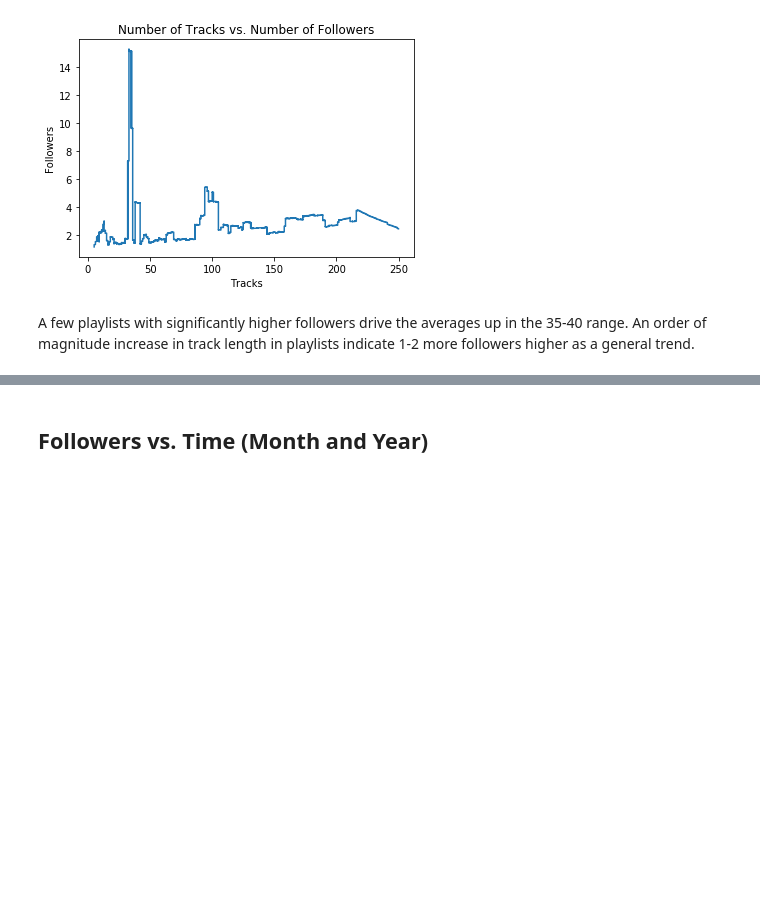
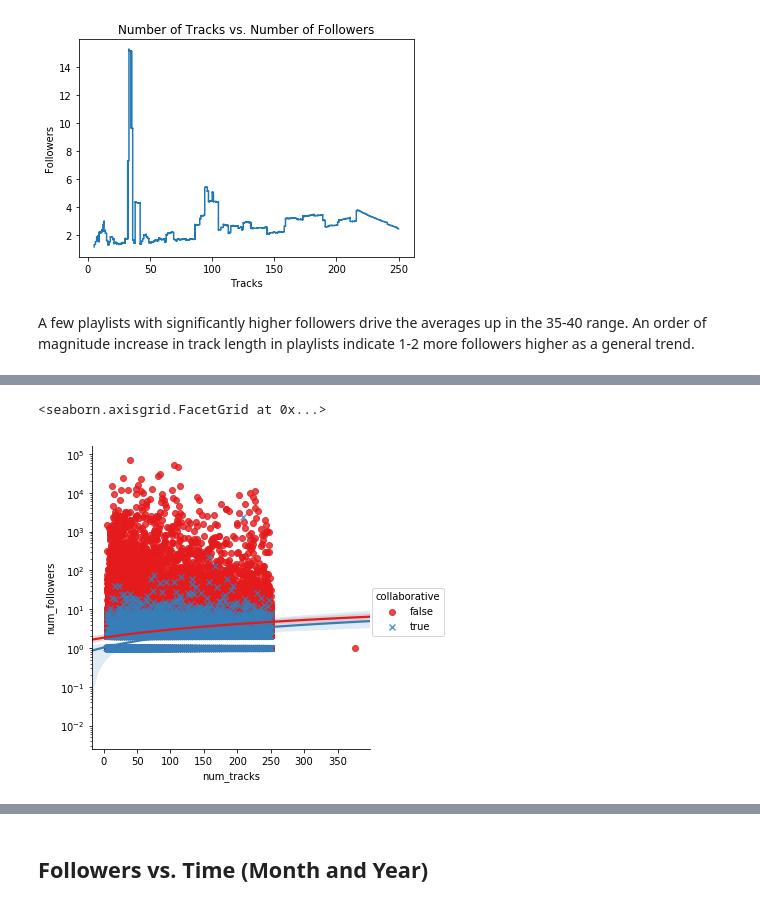
Before and after one commit to adamkhazi/one-million-playlists, a Jupyter notebook: exploration/basic.ipynb, the cells around one changed output, grey strips where cells are left out. Cells and saved outputs as stored; diff of their text form; code cells hidden in the pictures; blank space fills up the shorter version.

```diff
--- a/exploration/basic.ipynb
+++ b/exploration/basic.ipynb
@@ -599,0 +541,6 @@ ax.set_yscale('log')
+# %%
+grid = sns.lmplot(x="num_tracks", y="num_followers", hue="collaborative", data=playlistDataDF, markers=["o", "x"], palette="Set1")
+grid.set(yscale="log")
+# %% [output]
+<seaborn.axisgrid.FacetGrid at 0x...>
+[figure, added]
```
Also changed, not shown: parts of 20 cells of this notebook, 1 other file.
